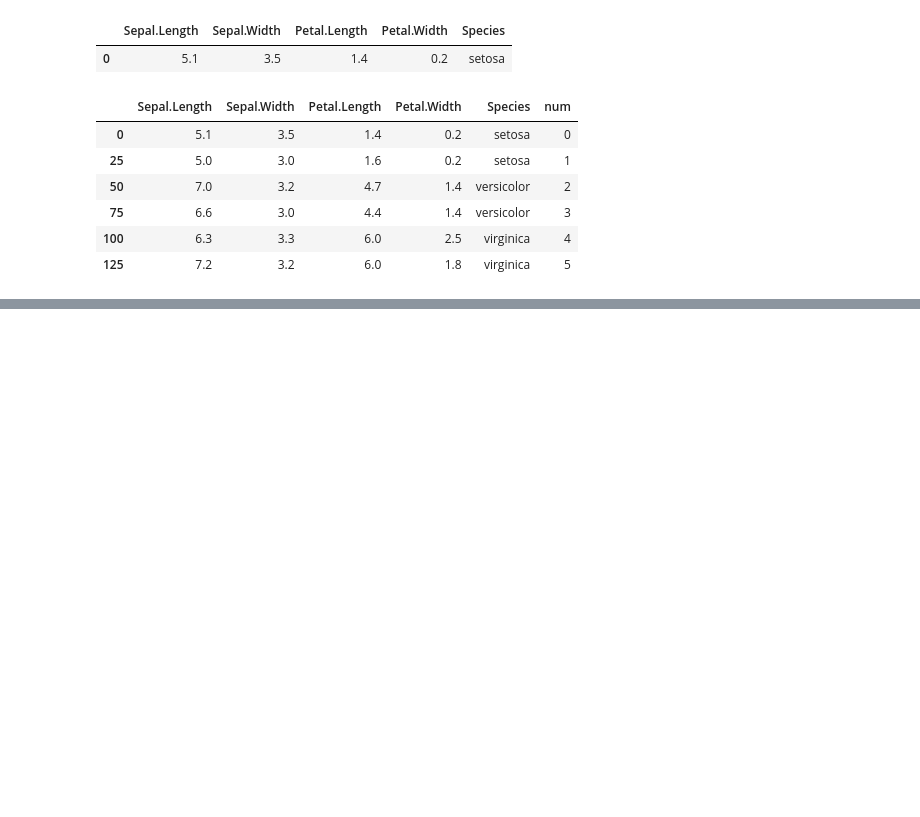
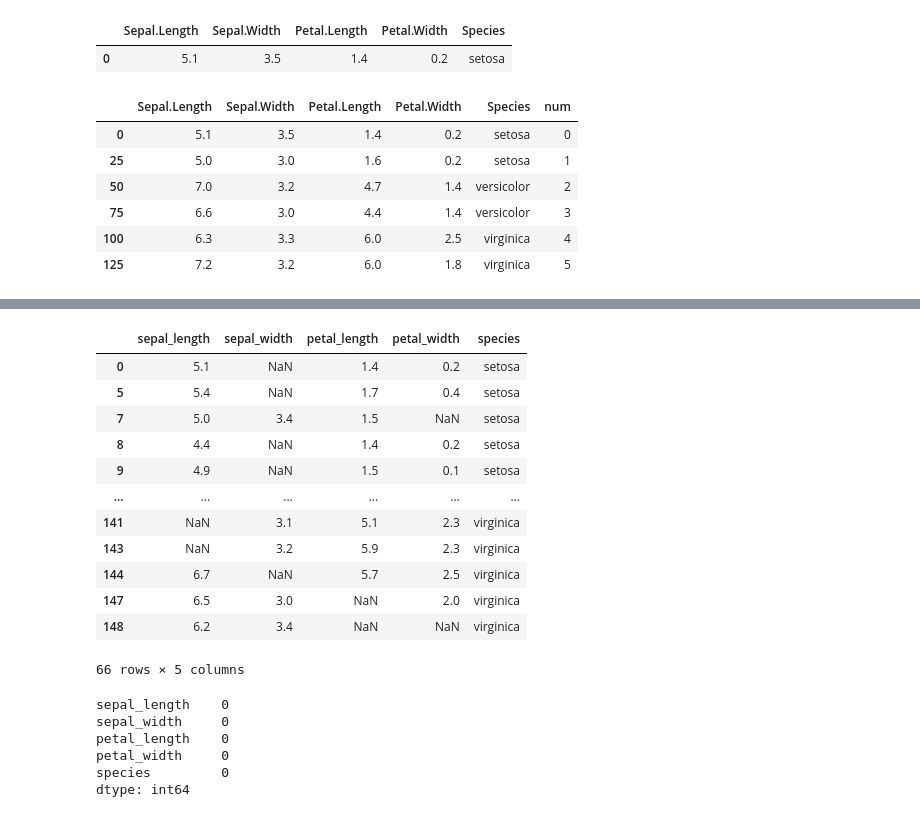
Before and after one commit to zardness/Sang, a Jupyter notebook: source/01_python/ch11_데이터 프레임과 시리즈(Pandas)_9절~14절.ipynb, the cells around one changed output, grey strips where cells are left out. Cells and saved outputs as stored; diff of their text form; code cells hidden in the pictures; blank space fills up the shorter version.

```diff
--- a/source/01_python/ch11_데이터 프레임과 시리즈(Pandas)_9절~14절.ipynb
+++ b/source/01_python/ch11_데이터 프레임과 시리즈(Pandas)_9절~14절.ipynb
@@ -278,0 +979,4 @@ iris.groupby(['Species']).describe().T
+# %%
+import seaborn as sns
+iris = sns.load_dataset('iris')
+iris.head(1)
@@ -278,0 +1012,6 @@ iris.groupby(['Species']).describe().T
+# %%
+for col in range(iris.shape[1]-1):
+    randomidx = random.sample(range(iris.shape[0]),20)
+    #print(col,randomidx)
+    iris.iloc[randomidx,col] = np.nan
+iris.isna().sum()
@@ -278,0 +1034,31 @@ iris.groupby(['Species']).describe().T
+# %%
+# 2단계 : 결측치가 있는 iris데이터를 출력한다
+iris[iris['sepal_length'].isna()|iris['sepal_width'].isna()|
+     iris['petal_width'].isnull() | iris['petal_length'].isnull()]
+# %% [output]
+|  | sepal_length | sepal_width | petal_length | petal_width | species |
+| 0 | 5.1 | NaN | 1.4 | 0.2 | setosa |
+| 5 | 5.4 | NaN | 1.7 | 0.4 | setosa |
+| 7 | 5.0 | 3.4 | 1.5 | NaN | setosa |
+| 8 | 4.4 | NaN | 1.4 | 0.2 | setosa |
+| 9 | 4.9 | NaN | 1.5 | 0.1 | setosa |
+| ... | ... | ... | ... | ... | ... |
+| 141 | NaN | 3.1 | 5.1 | 2.3 | virginica |
+| 143 | NaN | 3.2 | 5.9 | 2.3 | virginica |
+| 144 | 6.7 | NaN | 5.7 | 2.5 | virginica |
+| 147 | 6.5 | 3.0 | NaN | 2.0 | virginica |
+| 148 | 6.2 | 3.4 | NaN | NaN | virginica |
+66 rows × 5 columns
+# %%
+# 3단계 : 결측치를 열평균으로 대체된 iris데이터를 출력한다
+iris.iloc[:,:-1].mean(axis=0)
+iris.mean(axis=0,numeric_only=True)
+iris_fillna=iris.fillna(value=iris.iloc[:,:-1].mean(axis=0))
+iris_fillna.isna().sum()
+# %% [output]
+sepal_length    0
+sepal_width     0
+petal_length    0
+petal_width     0
+species         0
+dtype: int64
```
Also changed, not shown: parts of 127 cells of this notebook, 2 other files.
